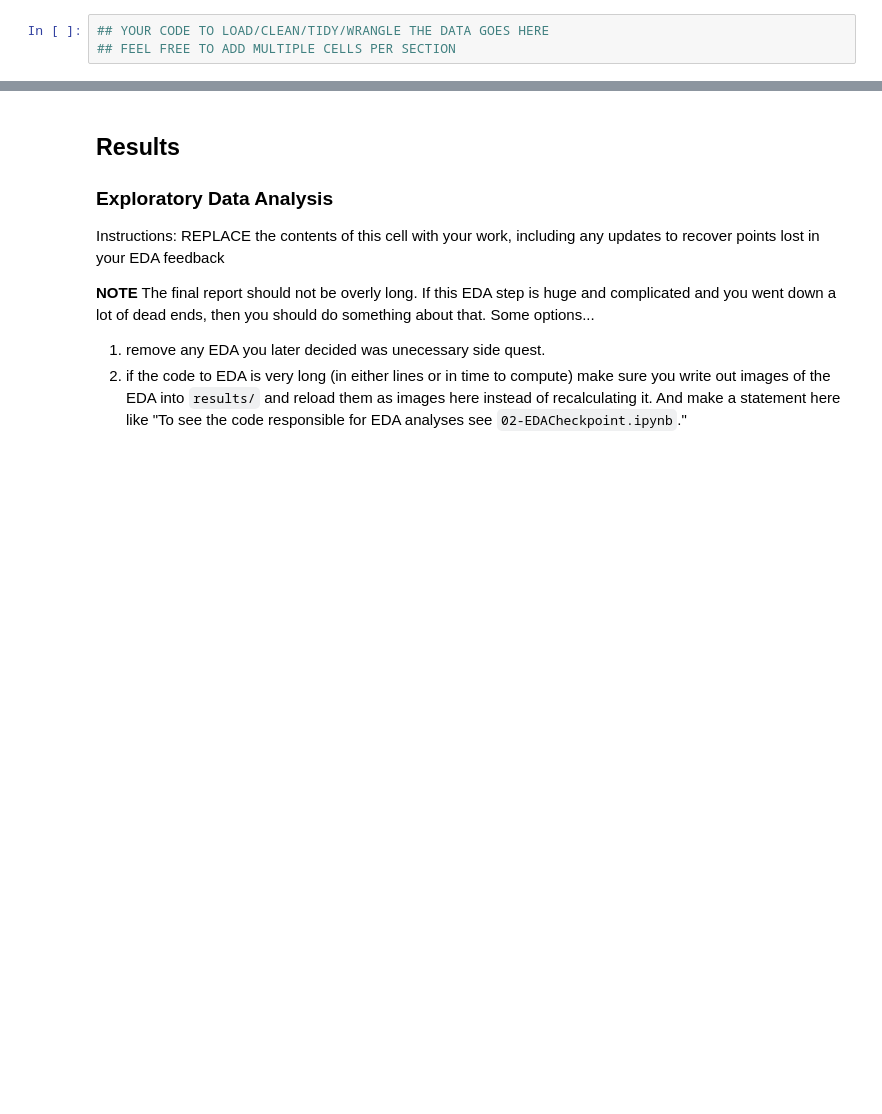
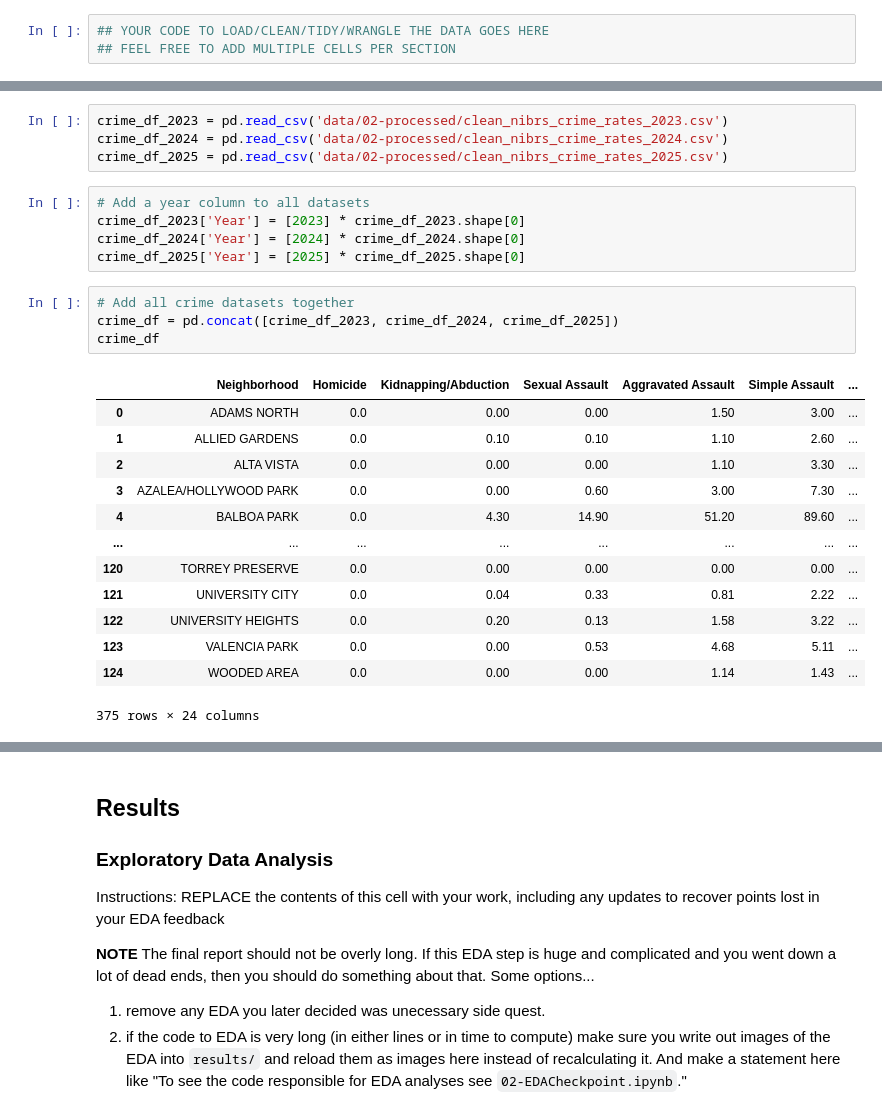
Before and after one commit to COGS108/Group022_WI26, a Jupyter notebook: 03-FinalProject.ipynb, the cells around one changed output, grey strips where cells are left out. Saved outputs shown, nothing was run; the diff lists cells and outputs as text; blank space fills up the shorter version.

```diff
--- a/03-FinalProject.ipynb
+++ b/03-FinalProject.ipynb
@@ -97,0 +98,27 @@ Instructions: REPLACE the contents of this cell with your work, including any up
+# %%
+crime_df_2023 = pd.read_csv('data/02-processed/clean_nibrs_crime_rates_2023.csv')
+crime_df_2024 = pd.read_csv('data/02-processed/clean_nibrs_crime_rates_2024.csv')
+crime_df_2025 = pd.read_csv('data/02-processed/clean_nibrs_crime_rates_2025.csv')
+# %%
+# Add a year column to all datasets
+crime_df_2023['Year'] = [2023] * crime_df_2023.shape[0]
+crime_df_2024['Year'] = [2024] * crime_df_2024.shape[0]
+crime_df_2025['Year'] = [2025] * crime_df_2025.shape[0]
+# %%
+# Add all crime datasets together
+crime_df = pd.concat([crime_df_2023, crime_df_2024, crime_df_2025])
+crime_df
+# %% [output]
+|  | Neighborhood | Homicide | Kidnapping/Abduction | Sexual Assault | Aggravated Assault | Simple Assault | ... |
+| 0 | ADAMS NORTH | 0.0 | 0.00 | 0.00 | 1.50 | 3.00 | ... |
+| 1 | ALLIED GARDENS | 0.0 | 0.10 | 0.10 | 1.10 | 2.60 | ... |
+| 2 | ALTA VISTA | 0.0 | 0.00 | 0.00 | 1.10 | 3.30 | ... |
+| 3 | AZALEA/HOLLYWOOD PARK | 0.0 | 0.00 | 0.60 | 3.00 | 7.30 | ... |
+| 4 | BALBOA PARK | 0.0 | 4.30 | 14.90 | 51.20 | 89.60 | ... |
+| ... | ... | ... | ... | ... | ... | ... | ... |
+| 120 | TORREY PRESERVE | 0.0 | 0.00 | 0.00 | 0.00 | 0.00 | ... |
+| 121 | UNIVERSITY CITY | 0.0 | 0.04 | 0.33 | 0.81 | 2.22 | ... |
+| 122 | UNIVERSITY HEIGHTS | 0.0 | 0.20 | 0.13 | 1.58 | 3.22 | ... |
+| 123 | VALENCIA PARK | 0.0 | 0.00 | 0.53 | 4.68 | 5.11 | ... |
+| 124 | WOODED AREA | 0.0 | 0.00 | 0.00 | 1.14 | 1.43 | ... |
+375 rows × 24 columns
```
Also changed, not shown: parts of 6 cells of this notebook.
